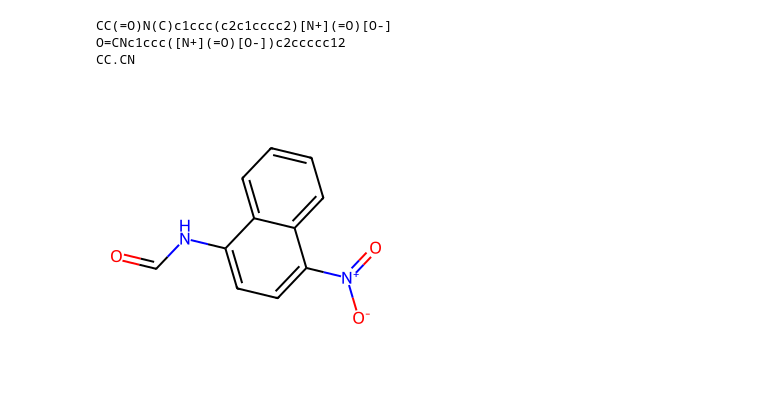
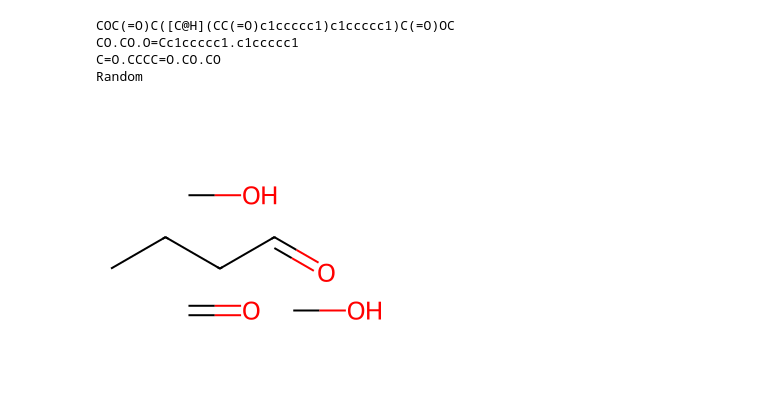
Before and after one commit to helipajari/mpp-comp-suff, a Jupyter notebook: Examples/Comprehensiveness_Sufficiency.ipynb, the cells around one changed output. Cells and saved outputs as stored; diff of their text form; code cells hidden in the pictures.

```diff
--- a/Examples/Comprehensiveness_Sufficiency.ipynb
+++ b/Examples/Comprehensiveness_Sufficiency.ipynb
@@ -211,24 +249,13 @@ IMPORTANCES_PATH = x
 # %%
-from rdkit import Chem
-from rdkit.Chem import Draw
-
-def try_draw(m) :
-    try:
-        Draw.MolToImage(m)
-    except:
-        None
-
-
-# def split_molecule(mol_idx:int, threshold=1e-4, df=DATAFRAME):
-def split_molecule(mol_idx:int, threshold=1e-4, ATTRIBUTION= 'IG'):
-    """Splits the given molecule into explaining and non-explaining SMILES, returns those and the SMILES of the molecule. Threshold value is the same as in explainerExperiments.py visualization()"""
+def split_molecule(mol_idx:int, threshold=1e-4, attr = 'IG'):
+    """Splits the given molecule into explaining and non-explaining SMILES based on given explanation, returns those and the SMILES of the molecule. Threshold value is the same as in explainerExperiments.py visualization()"""
 
     # df is explainer agnostic
     smile = df.SMILES.iat[mol_idx]
 
-    # importances depend on what explainer method is used
-    importances = importances_df[importances_df.attribution == ATTRIBUTION]['Atom_importance'][0][mol_idx]
-    # importances = df.Atom_importance.iat[mol_idx]
+    # atom importances depend on what explainer method is used
+    expl_idx = ATTRIBUTIONS.index(attr)
+    importances = atom_importances[expl_idx][mol_idx]
 
     original_mol = rdkit.Chem.RWMol(rdkit.Chem.MolFromSmiles(smile))
 
@@ -281,7 +308,6 @@ def split_molecule(mol_idx:int, threshold=1e-4, ATTRIBUTION= 'IG'):
     # comprehensiveness uses non-explaining atoms and edges
     non_explaining_mol = copy.deepcopy(original_mol)
 
-    pics = []
     for (i, j) in explaining_bonds:
         non_explaining_mol.RemoveBond(i, j)
 
@@ -291,26 +317,31 @@ def split_molecule(mol_idx:int, threshold=1e-4, ATTRIBUTION= 'IG'):
 
     non_explaining_smile = rdkit.Chem.MolToSmiles(non_explaining_mol)
 
-    return smile, explaining_smile, non_explaining_smile, exp_length, pics
+    return smile, explaining_smile, non_explaining_smile, exp_length
-# %%
-s, e, n, m, p = split_molecule(0)
-
-from rdkit import Chem
-from rdkit.Chem import Draw
-
-print(s)
-print(e)
-print(n)
-# Draw.MolToImage(Chem.MolFromSmiles(s))
-Draw.MolToImage(Chem.MolFromSmiles(e))
-# Draw.MolToImage(Chem.MolFromSmiles(n))
-
-# 17 => 93.png
-# %% [output]
-CC(=O)N(C)c1ccc(c2c1cccc2)[N+](=O)[O-]
-O=CNc1ccc([N+](=O)[O-])c2ccccc12
-CC.CN
-[figure, removed]
+# %%
+s, e, n, m = split_molecule(10)
+
+from rdkit import Chem
+from rdkit.Chem import Draw
+#
+print(s)
+print(e)
+print(n)
+Draw.MolToImage(Chem.MolFromSmiles(s))
+Draw.MolToImage(Chem.MolFromSmiles(e))
+# Draw.MolToImage(Chem.MolFromSmiles(n))
+print(ATTRIBUTION)
+# %% [output]
+COC(=O)C([C@H](CC(=O)c1ccccc1)c1ccccc1)C(=O)OC
+CO.CO.O=Cc1ccccc1.c1ccccc1
+C=O.CCCC=O.CO.CO
+Random
+# %%
+
+Draw.MolToImage(Chem.MolFromSmiles(n))
+# 17 => 93.png
+# %% [output]
+[figure, added]
 # %%
 import torch
 from MolRep.Featurization.MPNN_embeddings import MolGraph, BatchMolGraph
```
Also changed, not shown: parts of 15 cells of this notebook.
